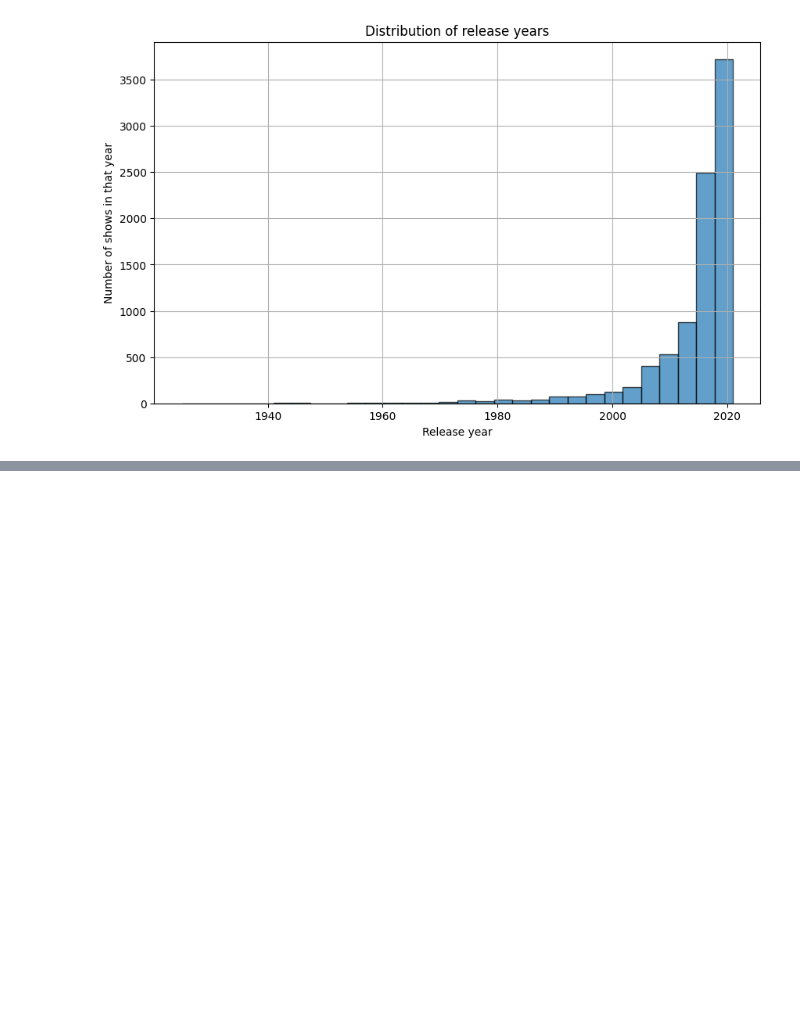
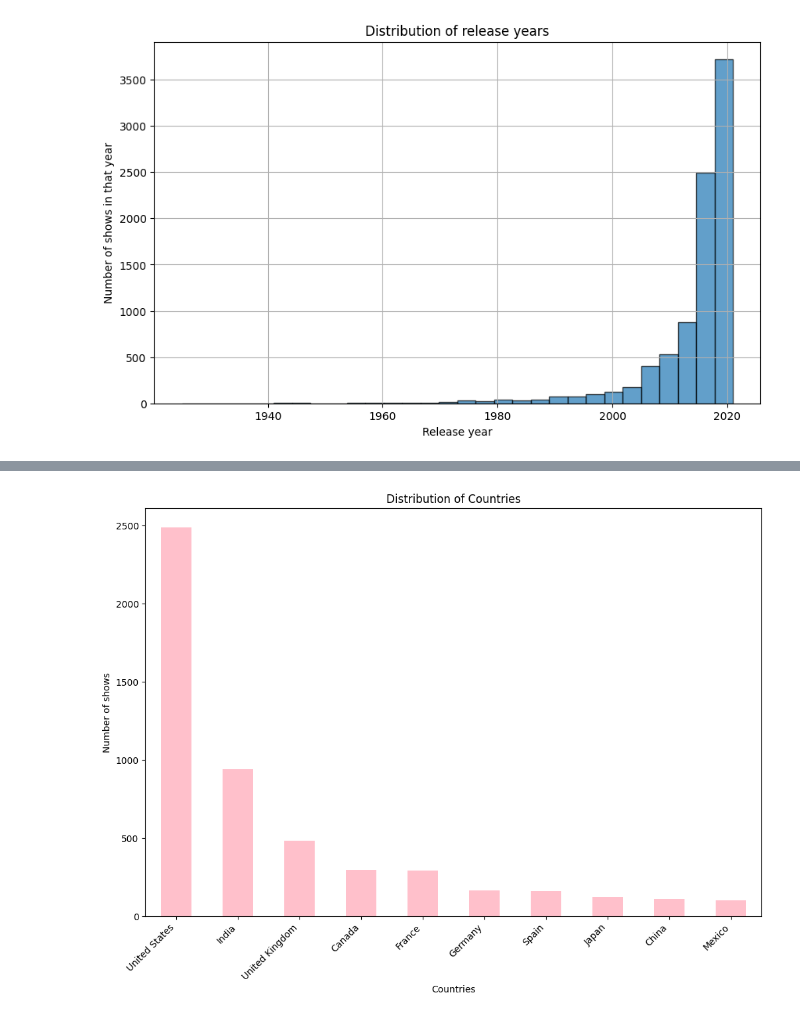
Before and after one commit to Jitesh117/netflix_data_analysis, a Jupyter notebook: analysis.ipynb, the cells around one changed output, grey strips where cells are left out. Drawn from its saved outputs; the diff is of its cells as text; code cells hidden in the pictures; blank space fills up the shorter version.

```diff
--- a/analysis.ipynb
+++ b/analysis.ipynb
@@ -94,0 +141,20 @@ plt.show()
+# %%
+df['countries'] = df['country'].apply(lambda x: x.split(', '))
+
+# Create a list of all countries
+all_countries = [country for sublist in df['countries'] for country in sublist]
+
+# Count the occurrences of each country
+country_counts = pd.Series(all_countries).value_counts().head(10)
+
+# Plotting the country counts
+plt.figure(figsize=(12, 8))
+country_counts.plot(kind='bar', color='pink')
+plt.xlabel('Countries')
+plt.ylabel('Number of shows')
+plt.title('Distribution of Countries')
+plt.xticks(rotation=45, ha='right', fontsize=10)
+# plt.tight_layout()
+plt.show()
+# %% [output]
+[figure, added]
```
Also changed, not shown: parts of 12 cells of this notebook, 1 other file.
